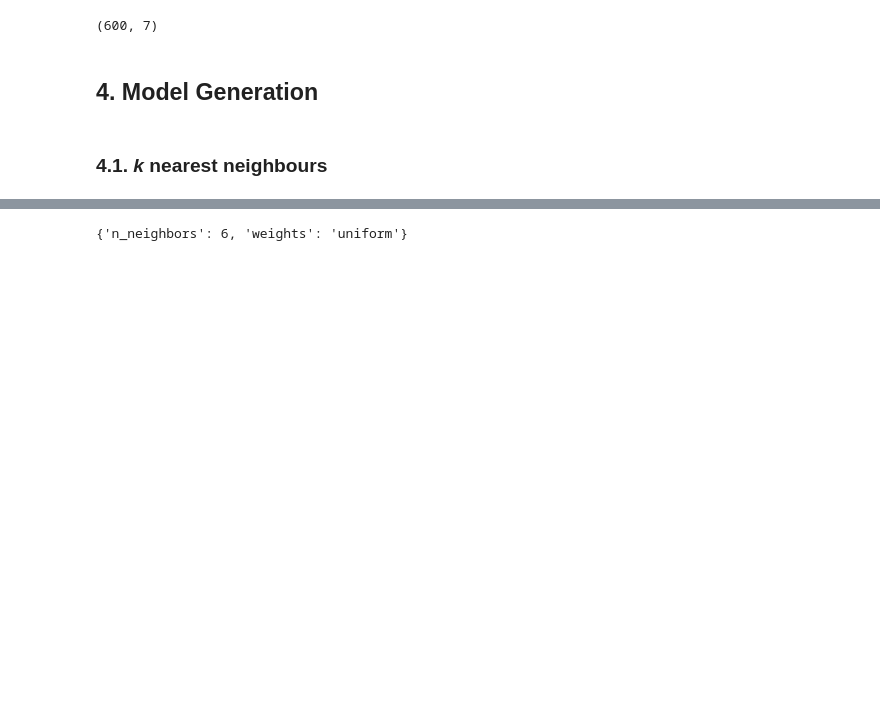
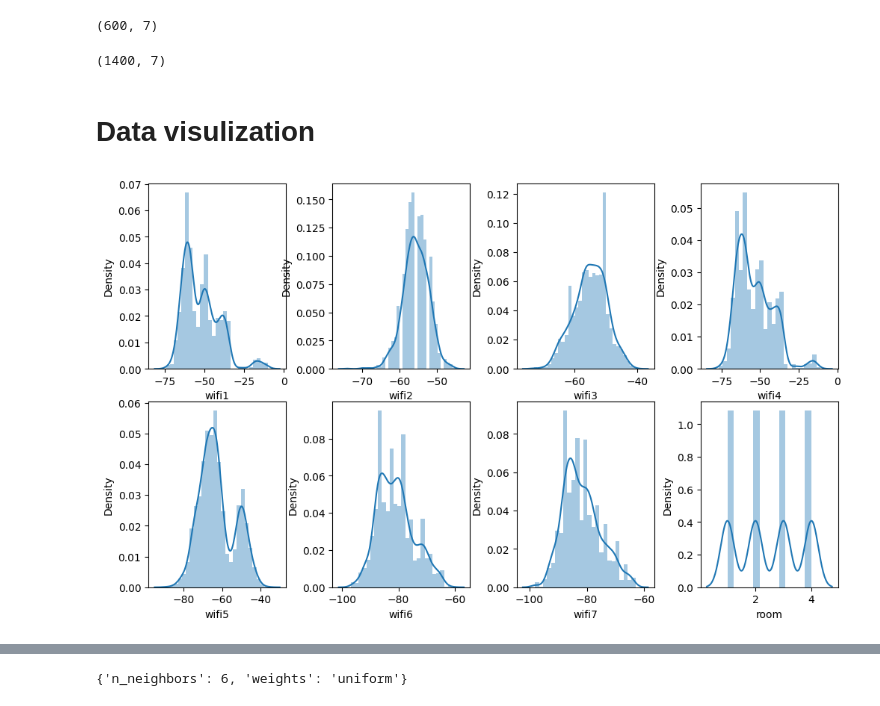
Before and after one commit to Atul245/Wireless_Indoor_Localization, a Jupyter notebook: Wireless_Indoor_Localization.ipynb, the cells around one changed output, grey strips where cells are left out. Drawn from its saved outputs; the diff is of its cells as text; code cells hidden in the pictures; blank space fills up the shorter version.

```diff
--- a/Wireless_Indoor_Localization.ipynb
+++ b/Wireless_Indoor_Localization.ipynb
@@ -105,7 +170,24 @@ X_test = x_scaler.transform(X_test)
 X_test.shape
 # %% [output]
 (600, 7)
-# %% [markdown]
-## 4. Model Generation
-# %% [markdown]
-### 4.1. *k* nearest neighbours
+# %%
+X_train.shape
+# %% [output]
+(1400, 7)
+# %% [markdown]
+#  Data visulization
+# %%
+fig, ax = plt.subplots(2,4, figsize=(10,6));
+fig.tight_layout()
+
+sns.distplot(df['wifi1'], ax=ax[0, 0]);
+sns.distplot(df['wifi2'], ax=ax[0, 1]);
+sns.distplot(df['wifi3'], ax=ax[0, 2]);
+sns.distplot(df['wifi4'], ax=ax[0, 3]);
+sns.distplot(df['wifi5'], ax=ax[1, 0]);
+sns.distplot(df['wifi6'], ax=ax[1, 1]);
+sns.distplot(df['wifi7'], ax=ax[1, 2]);
+sns.distplot(df['room'], ax=ax[1, 3]);
+fig.show();
+# %% [output]
+[figure, added]
```
Also changed, not shown: parts of 20 cells of this notebook.
